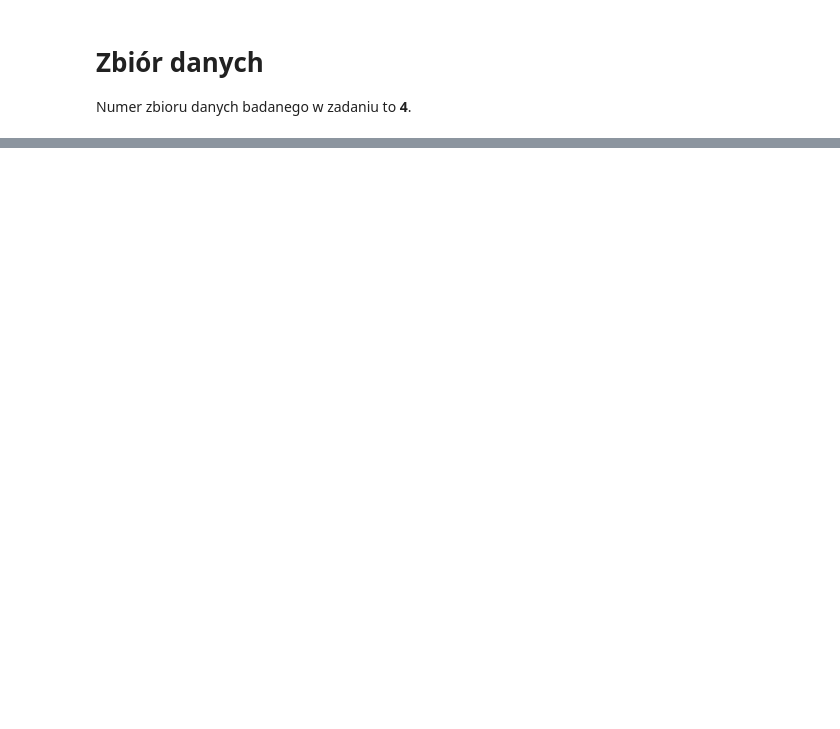
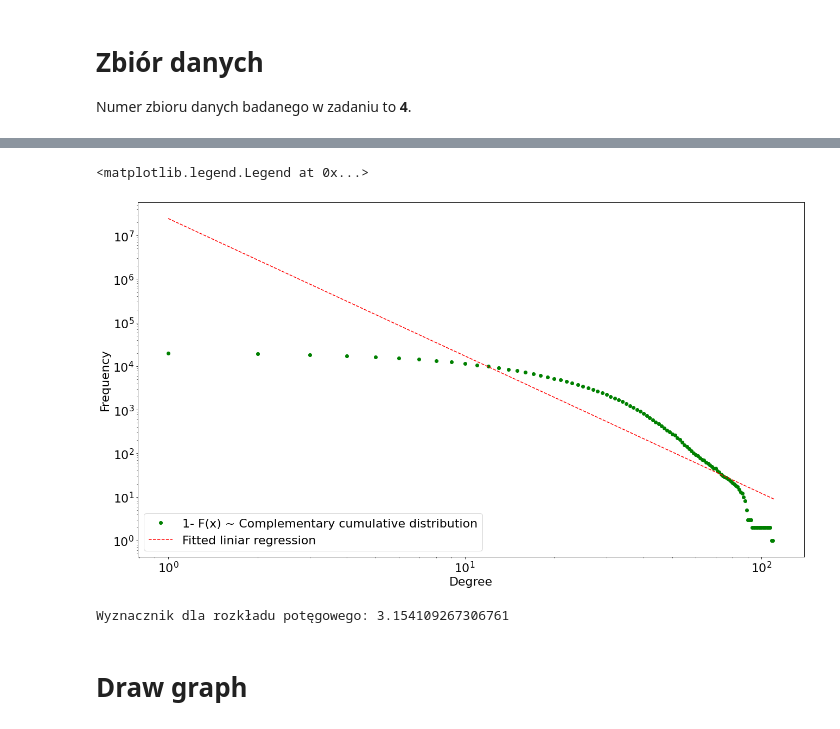
Before and after one commit to agrudkow/tass-project-1, a Jupyter notebook: notebooks/TASS_project_1.ipynb, the cells around one changed output, grey strips where cells are left out. Drawn from its saved outputs; the diff is of its cells as text; code cells hidden in the pictures; blank space fills up the shorter version.

```diff
--- a/notebooks/TASS_project_1.ipynb
+++ b/notebooks/TASS_project_1.ipynb
@@ -30,0 +183,23 @@ nx.shortest_path(G, 'A', 'D', weight='weight')
+# %%
+log_complementary_degree_freq_cum_sum = np.log(complementary_degree_freq_cum_sum[:-1])
+log_degrees = np.log(degrees[1:])
+
+logPk_interp = np.interp(log_degrees, log_degrees, log_complementary_degree_freq_cum_sum)
+coef = np.polyfit(log_degrees, logPk_interp, 1)
+poly1d_fn = np.poly1d(coef)
+# %%
+  plt.figure(figsize=(22, 12))
+  plt.loglog(degrees, complementary_degree_freq_cum_sum,'go')
+  plt.loglog(degrees, np.exp(poly1d_fn(np.log(degrees))),'r--')
+  plt.xlabel('Degree')
+  plt.ylabel('Frequency')
+  plt.legend(['1- F(x) ~ Complementary cumulative distribution', 'Fitted liniar regression'], loc='lower left')
+# %% [output]
+<matplotlib.legend.Legend at 0x...>
+[figure, added]
+# %%
+print(f'Wyznacznik dla rozkładu potęgowego: {-coef[0]}')
+# %% [output]
+Wyznacznik dla rozkładu potęgowego: 3.154109267306761
+# %% [markdown]
+# Draw graph
```
Also changed, not shown: parts of 42 cells of this notebook.
